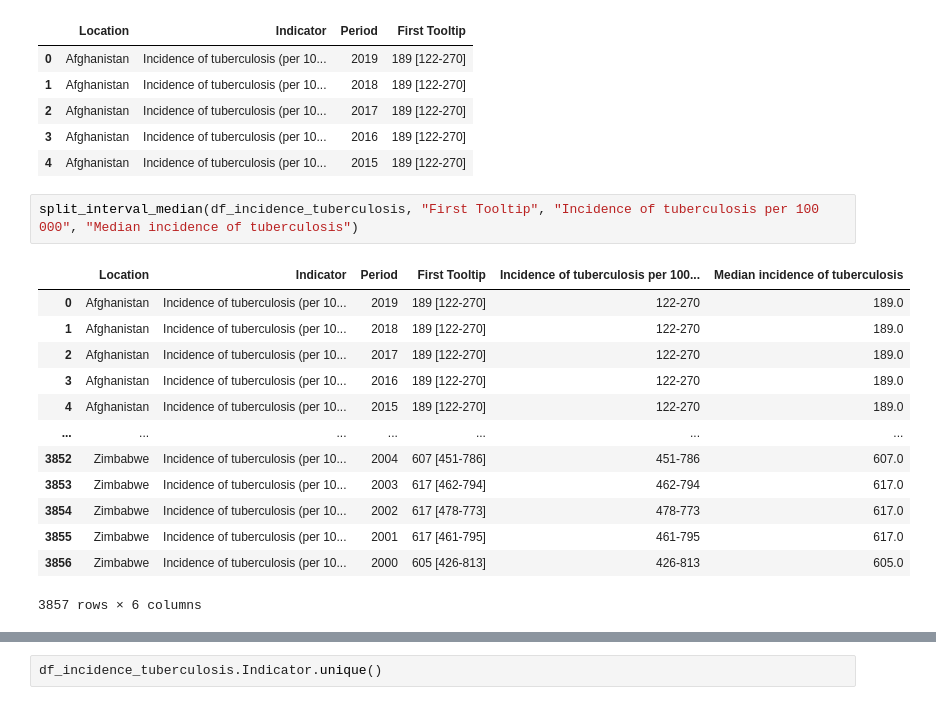
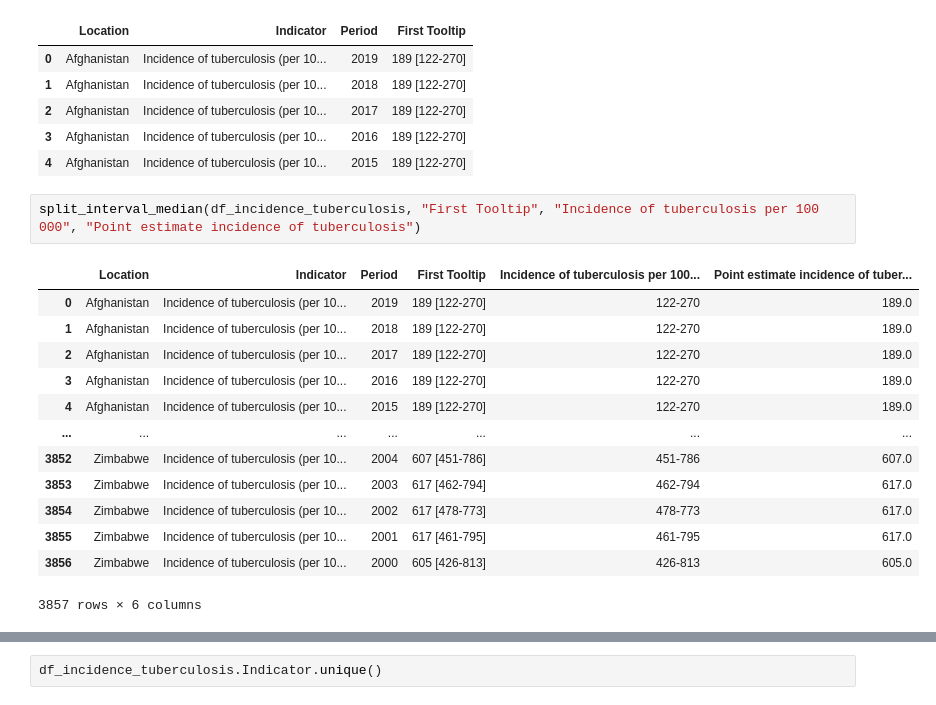
Before and after one commit to lauracamilaballesteros/Biostatistics-analysis, a Jupyter notebook: prueba.ipynb, the cells around one changed output, grey strips where cells are left out. Cells and saved outputs as stored; diff of their text form.

```diff
--- a/prueba.ipynb
+++ b/prueba.ipynb
@@ -311,9 +313,9 @@ df_incidence_tuberculosis.head()
 | 3 | Afghanistan | Incidence of tuberculosis (per 10... | 2016 | 189 [122-270] |
 | 4 | Afghanistan | Incidence of tuberculosis (per 10... | 2015 | 189 [122-270] |
 # %%
-split_interval_median(df_incidence_tuberculosis, "First Tooltip", "Incidence of tuberculosis per 100 000", "Median incidence of tuberculosis")
+split_interval_median(df_incidence_tuberculosis, "First Tooltip", "Incidence of tuberculosis per 100 000", "Point estimate incidence of tuberculosis")
 # %% [output]
-|  | Location | Indicator | Period | First Tooltip | Incidence of tuberculosis per 100... | Median incidence of tuberculosis |
+|  | Location | Indicator | Period | First Tooltip | Incidence of tuberculosis per 100... | Point estimate incidence of tuber... |
 | 0 | Afghanistan | Incidence of tuberculosis (per 10... | 2019 | 189 [122-270] | 122-270 | 189.0 |
 | 1 | Afghanistan | Incidence of tuberculosis (per 10... | 2018 | 189 [122-270] | 122-270 | 189.0 |
 | 2 | Afghanistan | Incidence of tuberculosis (per 10... | 2017 | 189 [122-270] | 122-270 | 189.0 |
```
Also changed, not shown: parts of 28 cells of this notebook.
